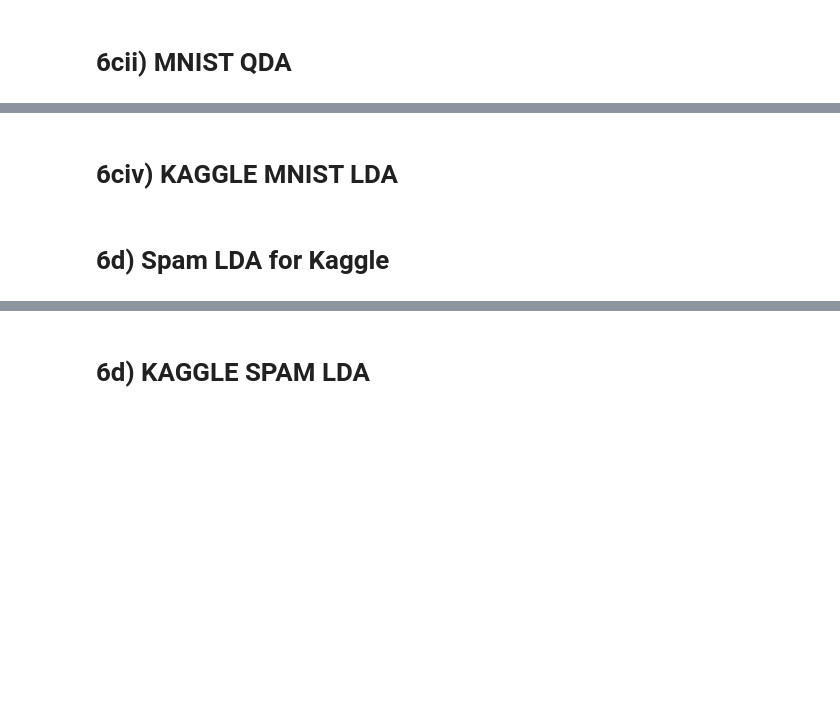
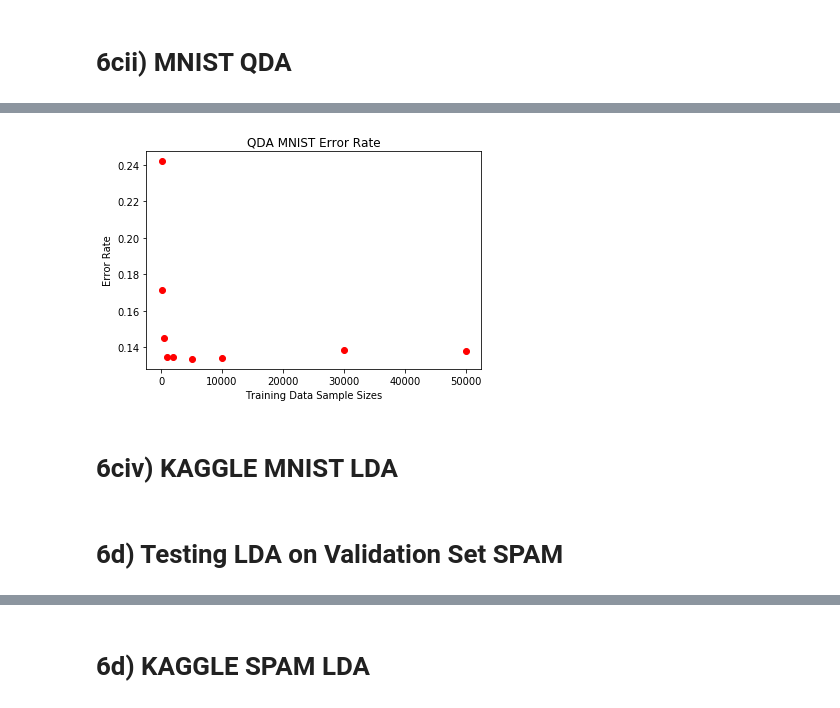
Before and after one commit to maialena/CS189-Machine_Learning, a Jupyter notebook: hw3/CS189_HW3.ipynb, the cells around one changed output, grey strips where cells are left out. Cells and saved outputs as stored; diff of their text form; code cells hidden in the pictures; blank space fills up the shorter version.

Commit message:
almost done, need to submit to kaggle and record scores

```diff
--- a/hw3/CS189_HW3.ipynb
+++ b/hw3/CS189_HW3.ipynb
@@ -581,3 +580,9 @@ SampleSize : error rate
+# %%
+title = "QDA MNIST Error Rate"
+error = computeErrorRate(predictions, validLabels)
+plotError(aryTrainSizes, aryErrors, title)
+# %% [output]
+[figure, added]
 # %% [markdown]
 # 6civ) KAGGLE MNIST LDA
 # %%
@@ -608,3 +610 @@ strCsvName = 'mnistUpdate'
 generateCsv(predictions, strCsvName)
-# %% [markdown]
-# 6d) Spam LDA for Kaggle
@@ -610,0 +614,2 @@ generateCsv(predictions, strCsvName)
+# %% [markdown]
+# 6d) Testing LDA on Validation Set SPAM
```
Also changed, not shown: parts of 23 cells of this notebook.
